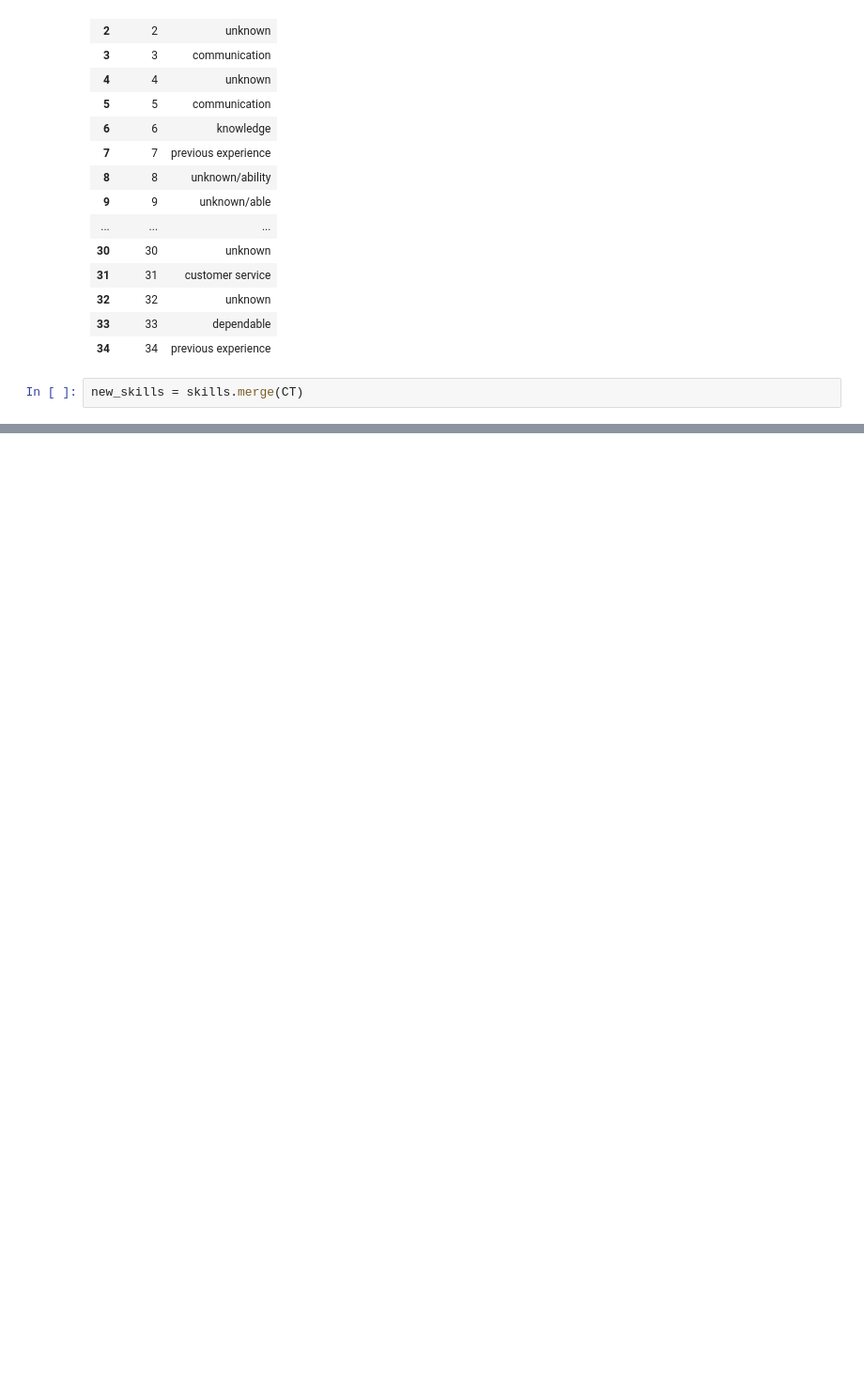
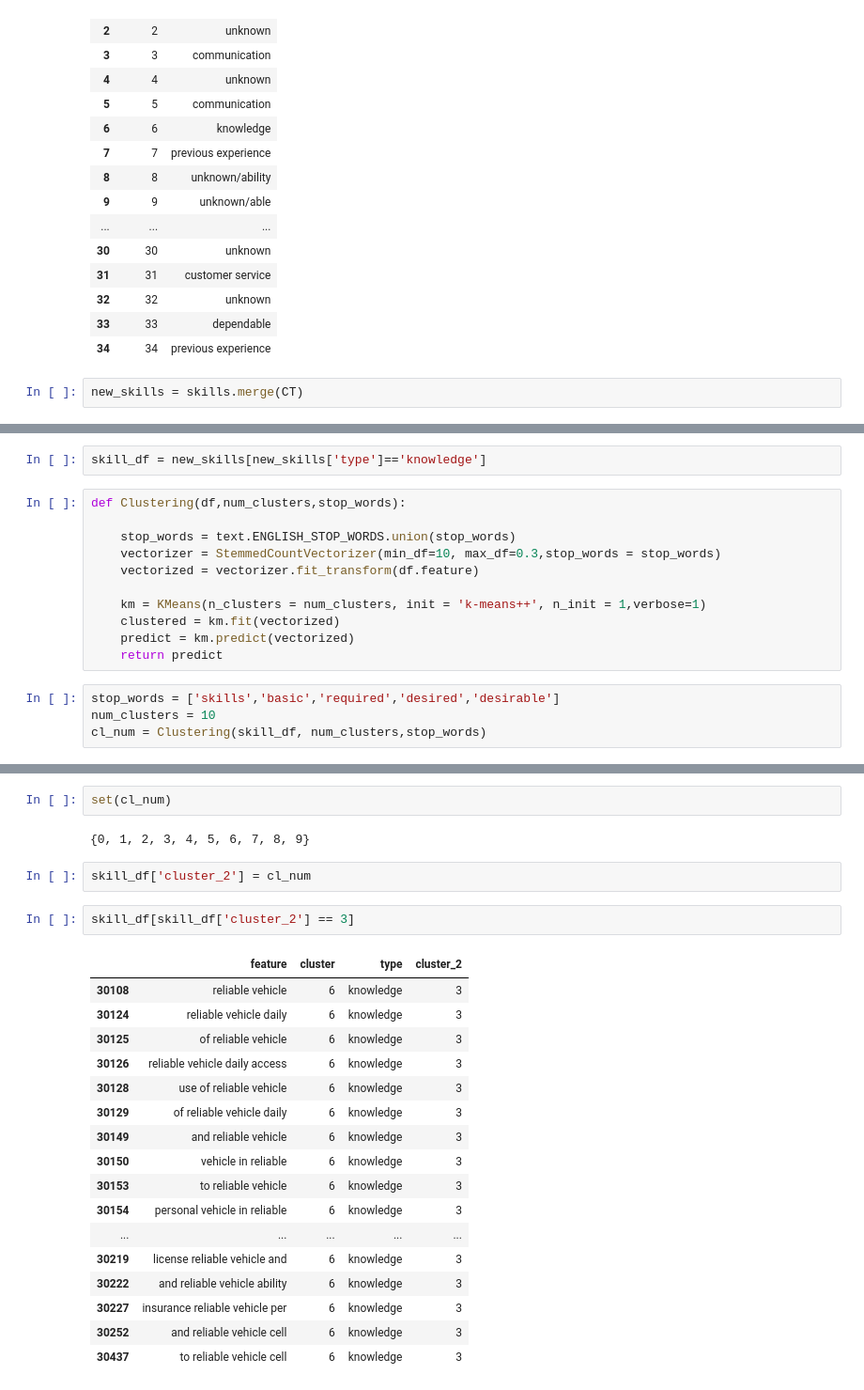
Before and after one commit to datamusing/employment_skills_extraction, a Jupyter notebook: notebooks/Feature_clustering.ipynb, the cells around one changed output, grey strips where cells are left out. Shown at 94% size. Saved outputs shown, nothing was run; the diff lists cells and outputs as text; blank space fills up the shorter version.

Commit message:
added_cluster_files

```diff
--- a/notebooks/Feature_clustering.ipynb
+++ b/notebooks/Feature_clustering.ipynb
@@ -323,0 +303,17 @@ new_skills.sort('cluster',ascending=False).to_csv("./candidate_features_cluster.
+# %%
+skill_df = new_skills[new_skills['type']=='knowledge']
+# %%
+def Clustering(df,num_clusters,stop_words):
+
+    stop_words = text.ENGLISH_STOP_WORDS.union(stop_words)
+    vectorizer = StemmedCountVectorizer(min_df=10, max_df=0.3,stop_words = stop_words)
+    vectorized = vectorizer.fit_transform(df.feature)
+
+    km = KMeans(n_clusters = num_clusters, init = 'k-means++', n_init = 1,verbose=1)
+    clustered = km.fit(vectorized)
+    predict = km.predict(vectorized)
+    return predict
+# %%
+stop_words = ['skills','basic','required','desired','desirable']
+num_clusters = 10
+cl_num = Clustering(skill_df, num_clusters,stop_words)
@@ -323,0 +344,26 @@ new_skills.sort('cluster',ascending=False).to_csv("./candidate_features_cluster.
+# %%
+set(cl_num)
+# %% [output]
+{0, 1, 2, 3, 4, 5, 6, 7, 8, 9}
+# %%
+skill_df['cluster_2'] = cl_num
+# %%
+skill_df[skill_df['cluster_2'] == 3]
+# %% [output]
+|  | feature | cluster | type | cluster_2 |
+| 30108 | reliable vehicle | 6 | knowledge | 3 |
+| 30124 | reliable vehicle daily | 6 | knowledge | 3 |
+| 30125 | of reliable vehicle | 6 | knowledge | 3 |
+| 30126 | reliable vehicle daily access | 6 | knowledge | 3 |
+| 30128 | use of reliable vehicle | 6 | knowledge | 3 |
+| 30129 | of reliable vehicle daily | 6 | knowledge | 3 |
+| 30149 | and reliable vehicle | 6 | knowledge | 3 |
+| 30150 | vehicle in reliable | 6 | knowledge | 3 |
+| 30153 | to reliable vehicle | 6 | knowledge | 3 |
+| 30154 | personal vehicle in reliable | 6 | knowledge | 3 |
+| ... | ... | ... | ... | ... |
+| 30219 | license reliable vehicle and | 6 | knowledge | 3 |
+| 30222 | and reliable vehicle ability | 6 | knowledge | 3 |
+| 30227 | insurance reliable vehicle per | 6 | knowledge | 3 |
+| 30252 | and reliable vehicle cell | 6 | knowledge | 3 |
+| 30437 | to reliable vehicle cell | 6 | knowledge | 3 |
```
Also changed, not shown: parts of 21 cells of this notebook, 9 other files.
